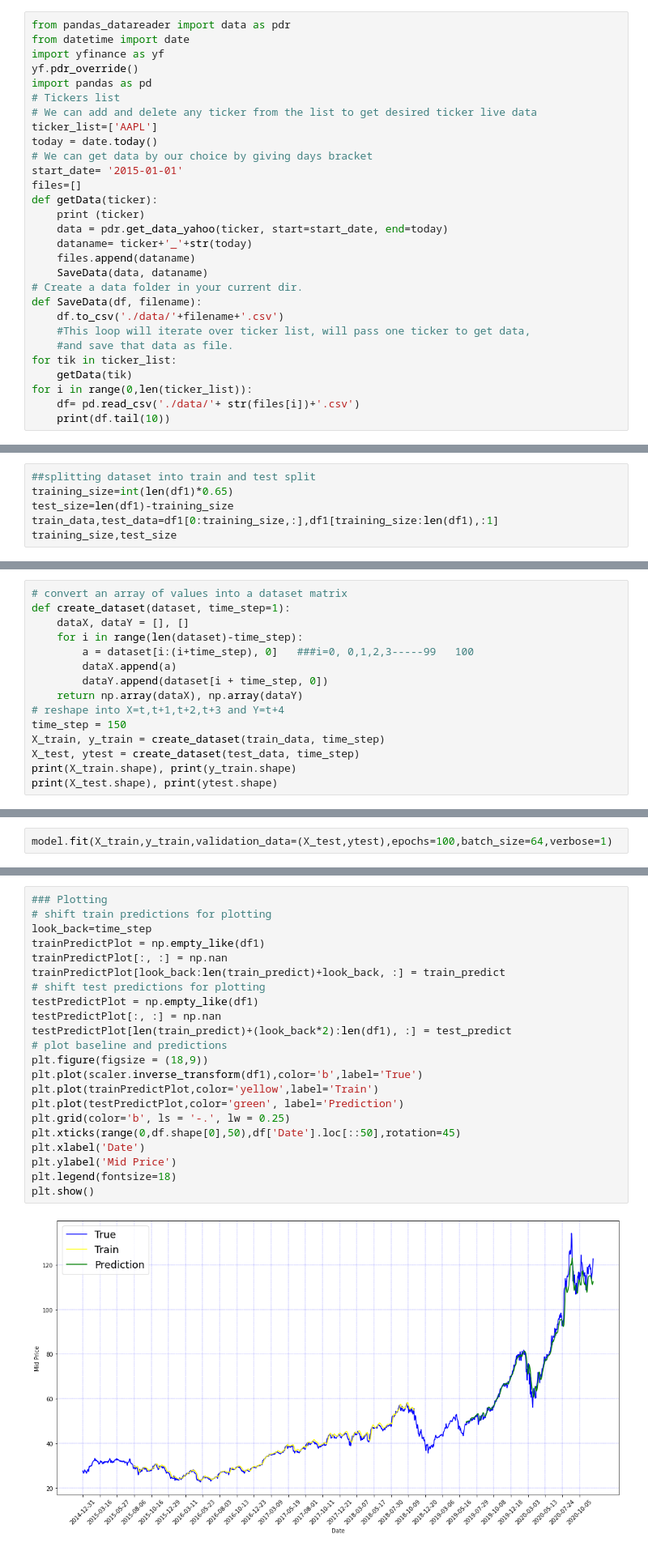
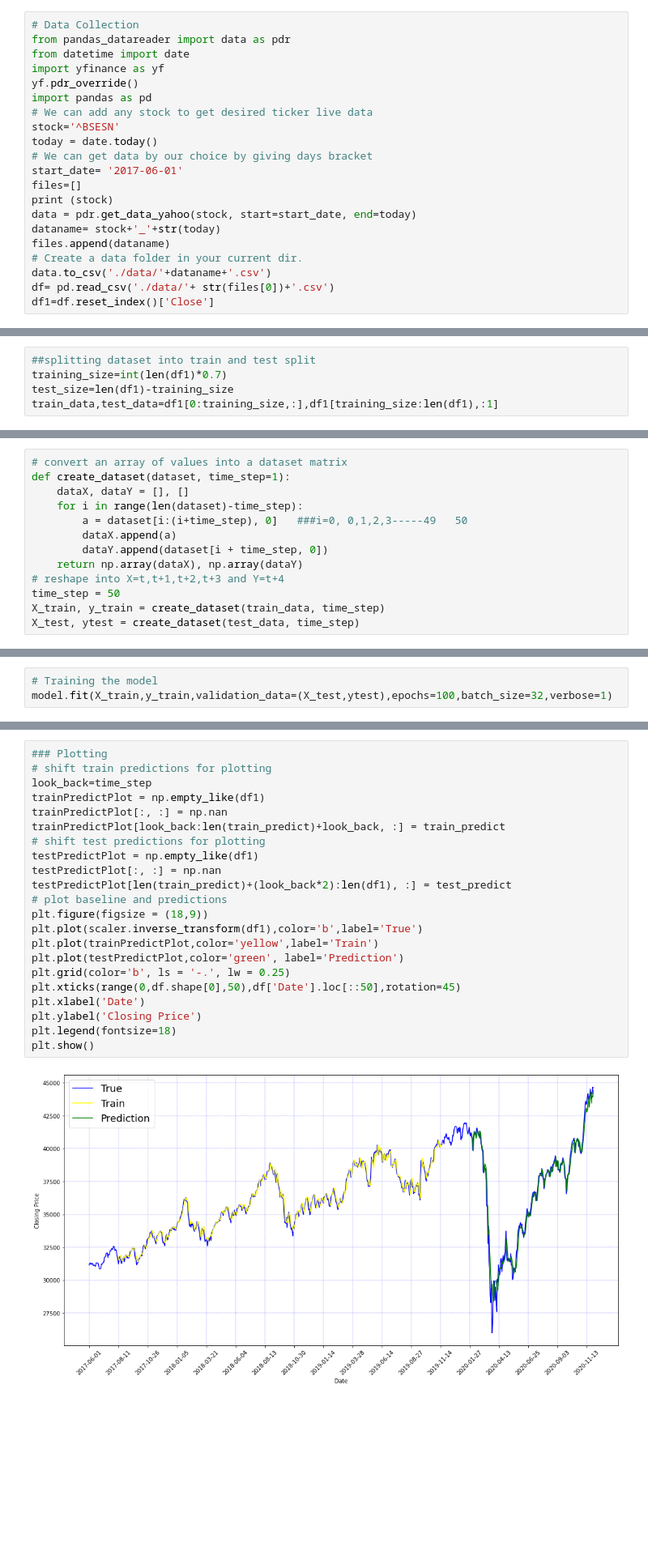
Before and after one commit to Saarthak8/Stock-Trading-Prediction, a Jupyter notebook: pred_model.ipynb, the cells around one changed output, grey strips where cells are left out. Shown at 81% size. Saved outputs shown, nothing was run; the diff lists cells and outputs as text; blank space fills up the shorter version.

```diff
--- a/pred_model.ipynb
+++ b/pred_model.ipynb
@@ -3,30 +5,22 @@
 # %%
+# Data Collection
 from pandas_datareader import data as pdr
 from datetime import date
 import yfinance as yf
 yf.pdr_override()
 import pandas as pd
-# Tickers list
-# We can add and delete any ticker from the list to get desired ticker live data
-ticker_list=['AAPL']
+# We can add any stock to get desired ticker live data
+stock='^BSESN'
 today = date.today()
 # We can get data by our choice by giving days bracket
-start_date= '2015-01-01'
+start_date= '2017-06-01'
 files=[]
-def getData(ticker):
-    print (ticker)
-    data = pdr.get_data_yahoo(ticker, start=start_date, end=today)
-    dataname= ticker+'_'+str(today)
-    files.append(dataname)
-    SaveData(data, dataname)
+print (stock)
+data = pdr.get_data_yahoo(stock, start=start_date, end=today)
+dataname= stock+'_'+str(today)
+files.append(dataname)
 # Create a data folder in your current dir.
-def SaveData(df, filename):
-    df.to_csv('./data/'+filename+'.csv')
-    #This loop will iterate over ticker list, will pass one ticker to get data,
-    #and save that data as file.
-for tik in ticker_list:
-    getData(tik)
-for i in range(0,len(ticker_list)):
-    df= pd.read_csv('./data/'+ str(files[i])+'.csv')
-    print(df.tail(10))
+data.to_csv('./data/'+dataname+'.csv')
+df= pd.read_csv('./data/'+ str(files[0])+'.csv')
+df1=df.reset_index()['Close']
 # %% [output]
@@ -121,6 +47,5 @@ array([[0.04489449],
 # %%
 ##splitting dataset into train and test split
-training_size=int(len(df1)*0.65)
+training_size=int(len(df1)*0.7)
 test_size=len(df1)-training_size
 train_data,test_data=df1[0:training_size,:],df1[training_size:len(df1),:1]
-training_size,test_size
@@ -131,13 +54,11 @@ training_size,test_size
 def create_dataset(dataset, time_step=1):
 	dataX, dataY = [], []
 	for i in range(len(dataset)-time_step):
-		a = dataset[i:(i+time_step), 0]   ###i=0, 0,1,2,3-----99   100
+		a = dataset[i:(i+time_step), 0]   ###i=0, 0,1,2,3-----49   50
 		dataX.append(a)
 		dataY.append(dataset[i + time_step, 0])
 	return np.array(dataX), np.array(dataY)
 # reshape into X=t,t+1,t+2,t+3 and Y=t+4
-time_step = 150
+time_step = 50
 X_train, y_train = create_dataset(train_data, time_step)
 X_test, ytest = create_dataset(test_data, time_step)
-print(X_train.shape), print(y_train.shape)
-print(X_test.shape), print(ytest.shape)
@@ -181,6 +96,7 @@ Trainable params: 50,851
 Non-trainable params: 0
 _________________________________________________________________
 # %%
-model.fit(X_train,y_train,validation_data=(X_test,ytest),epochs=100,batch_size=64,verbose=1)
+# Training the model
+model.fit(X_train,y_train,validation_data=(X_test,ytest),epochs=100,batch_size=32,verbose=1)
 # %% [output]
 Epoch 1/100
@@ -225,24 +129,24 @@ math.sqrt(mean_squared_error(ytest,test_predict))
 # %%
 ### Plotting
 # shift train predictions for plotting
 look_back=time_step
 trainPredictPlot = np.empty_like(df1)
 trainPredictPlot[:, :] = np.nan
 trainPredictPlot[look_back:len(train_predict)+look_back, :] = train_predict
 # shift test predictions for plotting
 testPredictPlot = np.empty_like(df1)
 testPredictPlot[:, :] = np.nan
 testPredictPlot[len(train_predict)+(look_back*2):len(df1), :] = test_predict
 # plot baseline and predictions
 plt.figure(figsize = (18,9))
 plt.plot(scaler.inverse_transform(df1),color='b',label='True')
 plt.plot(trainPredictPlot,color='yellow',label='Train')
 plt.plot(testPredictPlot,color='green', label='Prediction')
 plt.grid(color='b', ls = '-.', lw = 0.25)
 plt.xticks(range(0,df.shape[0],50),df['Date'].loc[::50],rotation=45)
 plt.xlabel('Date')
-plt.ylabel('Mid Price')
+plt.ylabel('Closing Price')
 plt.legend(fontsize=18)
 plt.show()
 # %% [output]
-[figure, old version]
+[figure, new version]
```
Also changed, not shown: parts of 26 cells of this notebook, 1 other file.
